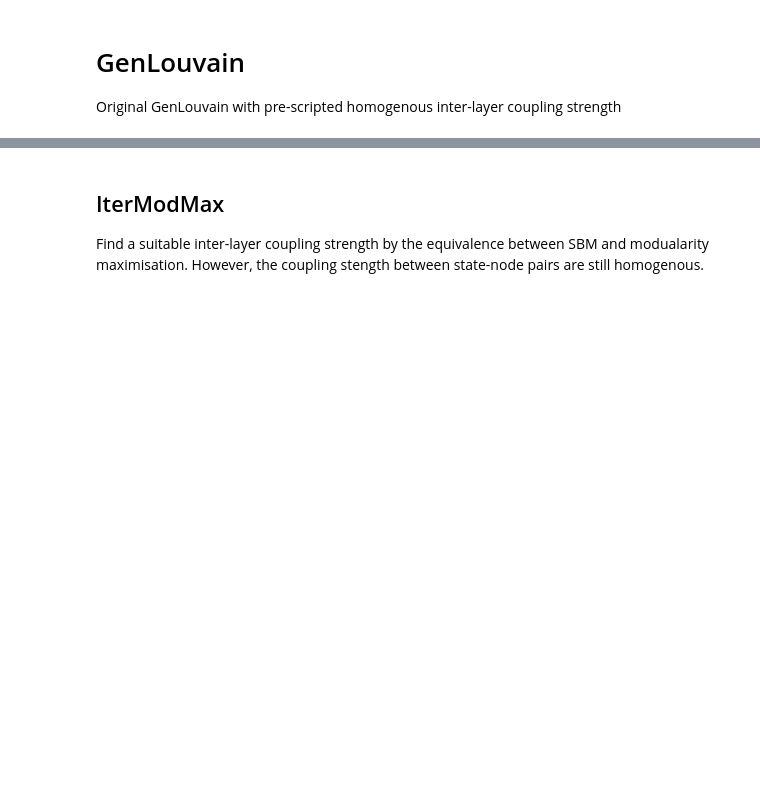
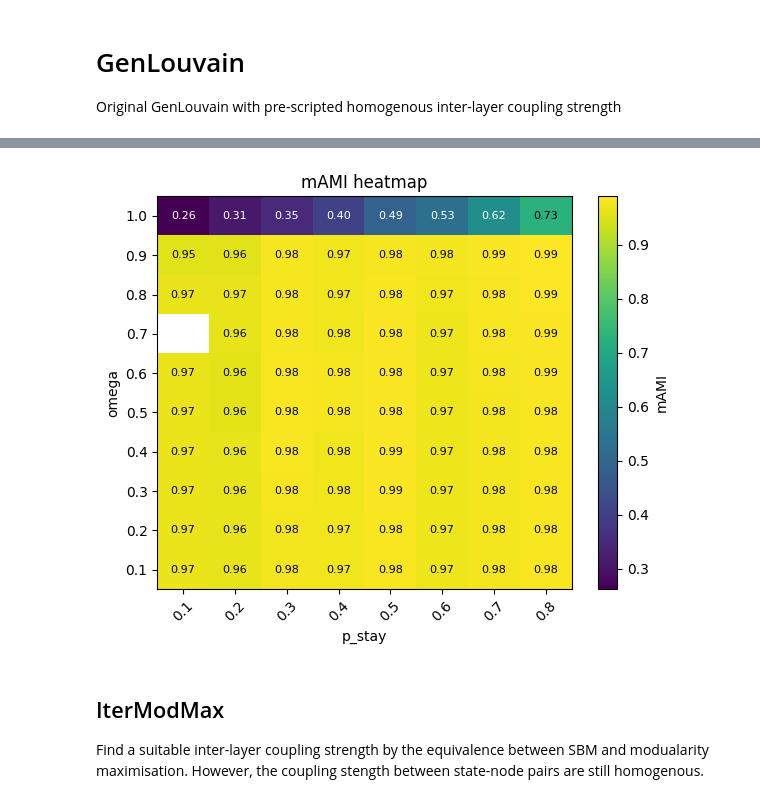
Before and after one commit to Peijie-Zhong/multilayer, a Jupyter notebook: constant_node_set.ipynb, the cells around one changed output, grey strips where cells are left out. Saved outputs shown, nothing was run; the diff lists cells and outputs as text; code cells hidden in the pictures; blank space fills up the shorter version.

Commit message:
update experiment results on changing node set

```diff
--- a/constant_node_set.ipynb
+++ b/constant_node_set.ipynb
@@ -293,3 +314,72 @@ genlouvain_communities(
+# %%
+import pandas as pd
+import matplotlib.pyplot as plt
+import numpy as np
+
+# === 计算平均值 ===
+genlouvain_heat_df = (
+    genlouvan_results_df
+    .groupby(["omega", "p_stay"], as_index=False)["mami"]
+    .mean()
+)
+
+# === 获取唯一取值 ===
+omega_unique = sorted(genlouvain_heat_df["omega"].unique())
+p_stay_unique = sorted(genlouvain_heat_df["p_stay"].unique())
+
+# === 生成透视表 ===
+pivot_mat = genlouvain_heat_df.pivot(index="omega", columns="p_stay", values="mami")
+pivot_mat = pivot_mat.reindex(index=omega_unique, columns=p_stay_unique)
+
+# === 绘图 ===
+fig, ax = plt.subplots(figsize=(6, 5))
+
+vmin = genlouvain_heat_df["mami"].min()
+vmax = genlouvain_heat_df["mami"].max()
+
+im = ax.imshow(
+    pivot_mat.values,
+    aspect="auto",
+    origin="lower",
+    vmin=vmin,
+    vmax=vmax,
+    cmap="viridis"
+)
+
+# === 坐标轴 ===
+ax.set_xticks(range(len(p_stay_unique)))
+ax.set_xticklabels([str(v) for v in p_stay_unique], rotation=45)
+ax.set_yticks(range(len(omega_unique)))
+ax.set_yticklabels([str(v) for v in omega_unique])
+
+ax.set_xlabel("p_stay")
+ax.set_ylabel("omega")
+ax.set_title("mAMI heatmap")
+
+# === 数值标注 ===
+for i_rate, rate_val in enumerate(omega_unique):
+    for j_p, pstay_val in enumerate(p_stay_unique):
+        val = pivot_mat.loc[rate_val, pstay_val]
+        if pd.notna(val):
+            text_color = "white" if val < (vmin + vmax) / 2 else "black"
+            ax.text(
+                j_p,
+                i_rate,
+                f"{val:.2f}",
+                ha="center",
+                va="center",
+                fontsize=8,
+                color=text_color
+            )
+
+# === colorbar ===
+cbar = fig.colorbar(im, ax=ax)
+cbar.set_label("mAMI")
+
+plt.tight_layout()
+plt.show()
+# %% [output]
+[figure, added]
 # %% [markdown]
 ## IterModMax
 Find a suitable inter-layer coupling strength by the equivalence between SBM and modualarity maximisation. However, the coupling stength between state-node pairs are still homogenous.
```
Also changed, not shown: parts of 12 cells of this notebook, 5 other files.
